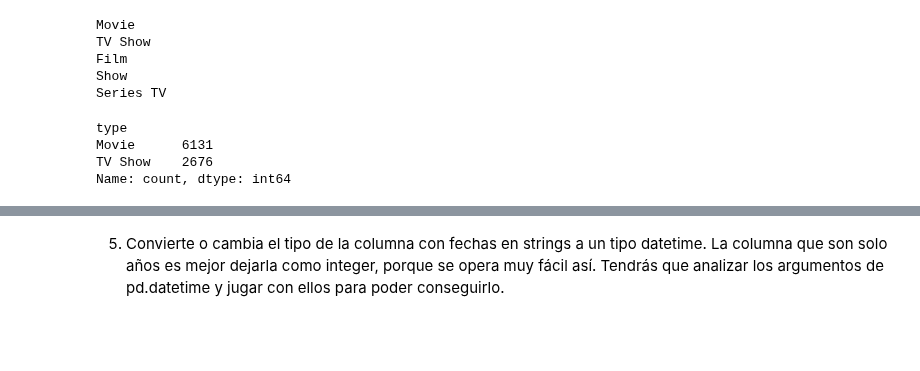
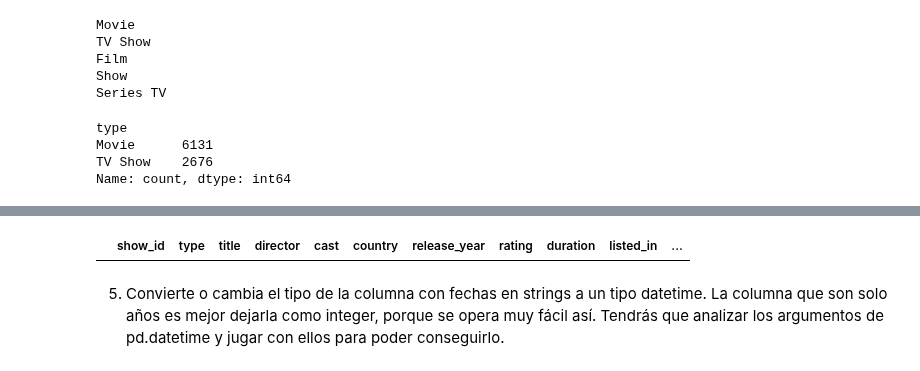
Before and after one commit to CarlosNoya/ONLINE_DS_THEBRIDGE_TRABAJOS, a Jupyter notebook: SPRINT_05/Unidad_01/Practica_Obligatoria/18_Practica_Obligatoria_ETL.ipynb, the cells around one changed output, grey strips where cells are left out. Saved outputs shown, nothing was run; the diff lists cells and outputs as text; code cells hidden in the pictures; blank space fills up the shorter version.

```diff
--- a/SPRINT_05/Unidad_01/Practica_Obligatoria/18_Practica_Obligatoria_ETL.ipynb
+++ b/SPRINT_05/Unidad_01/Practica_Obligatoria/18_Practica_Obligatoria_ETL.ipynb
@@ -518,3 +612,7 @@ Name: count, dtype: int64
+# %%
+df_peliculas[df_peliculas["rating"].str.contains("min", case=False, na=False)]
+# %% [output]
+|  | show_id | type | title | director | cast | country | release_year | rating | duration | listed_in | ... |
 # %% [markdown]
 5. Convierte o cambia el tipo de la columna con fechas en strings a un tipo datetime. La columna que son solo años es mejor dejarla como integer, porque se opera muy fácil así. Tendrás que analizar los argumentos de pd.datetime y jugar con ellos para poder conseguirlo.
 # %%
```
Also changed, not shown: parts of 27 cells of this notebook.
